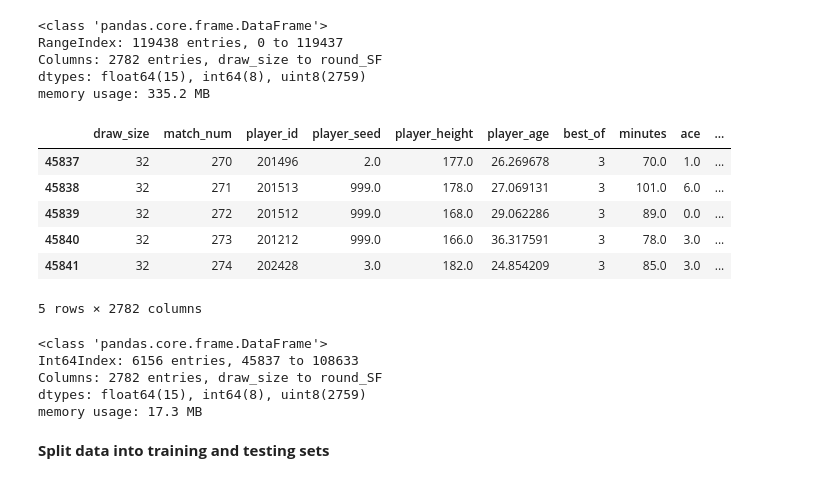
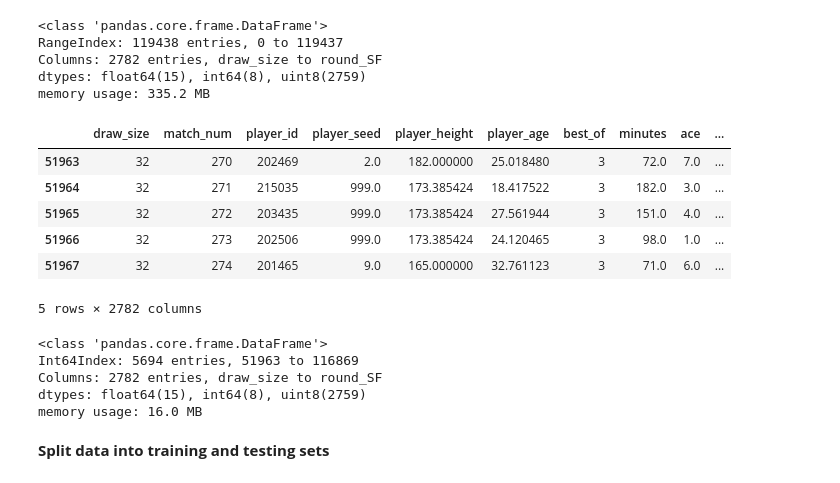
Before and after one commit to DSEI21000-S21/project-tennis-ml, a Jupyter notebook: WTA_ML.ipynb, the cells around one changed output. Saved outputs shown, nothing was run; the diff lists cells and outputs as text; code cells hidden in the pictures.

```diff
--- a/WTA_ML.ipynb
+++ b/WTA_ML.ipynb
@@ -236,24 +236,24 @@ Columns: 2782 entries, draw_size to round_SF
 dtypes: float64(15), int64(8), uint8(2759)
 memory usage: 335.2 MB
 # %%
-reduced_df = wta_data_numerical[(wta_data_numerical['year']== 2019 & 2020)]
+reduced_df = wta_data_numerical[(wta_data_numerical['year']== 2018 & 2019)]
 reduced_df.head()
 # %% [output]
 |  | draw_size | match_num | player_id | player_seed | player_height | player_age | best_of | minutes | ace | ... |
-| 45837 | 32 | 270 | 201496 | 2.0 | 177.0 | 26.269678 | 3 | 70.0 | 1.0 | ... |
-| 45838 | 32 | 271 | 201513 | 999.0 | 178.0 | 27.069131 | 3 | 101.0 | 6.0 | ... |
-| 45839 | 32 | 272 | 201512 | 999.0 | 168.0 | 29.062286 | 3 | 89.0 | 0.0 | ... |
-| 45840 | 32 | 273 | 201212 | 999.0 | 166.0 | 36.317591 | 3 | 78.0 | 3.0 | ... |
-| 45841 | 32 | 274 | 202428 | 3.0 | 182.0 | 24.854209 | 3 | 85.0 | 3.0 | ... |
+| 51963 | 32 | 270 | 202469 | 2.0 | 182.000000 | 25.018480 | 3 | 72.0 | 7.0 | ... |
+| 51964 | 32 | 271 | 215035 | 999.0 | 173.385424 | 18.417522 | 3 | 182.0 | 3.0 | ... |
+| 51965 | 32 | 272 | 203435 | 999.0 | 173.385424 | 27.561944 | 3 | 151.0 | 4.0 | ... |
+| 51966 | 32 | 273 | 202506 | 999.0 | 173.385424 | 24.120465 | 3 | 98.0 | 1.0 | ... |
+| 51967 | 32 | 274 | 201465 | 9.0 | 165.000000 | 32.761123 | 3 | 71.0 | 6.0 | ... |
 5 rows × 2782 columns
 # %%
 reduced_df.info()
 # %% [output]
 <class 'pandas.core.frame.DataFrame'>
-Int64Index: 6156 entries, 45837 to 108633
+Int64Index: 5694 entries, 51963 to 116869
 Columns: 2782 entries, draw_size to round_SF
 dtypes: float64(15), int64(8), uint8(2759)
-memory usage: 17.3 MB
+memory usage: 16.0 MB
 # %% [markdown]
 **Split data into training and testing sets**
 # %%
```
Also changed, not shown: parts of 48 cells of this notebook.
